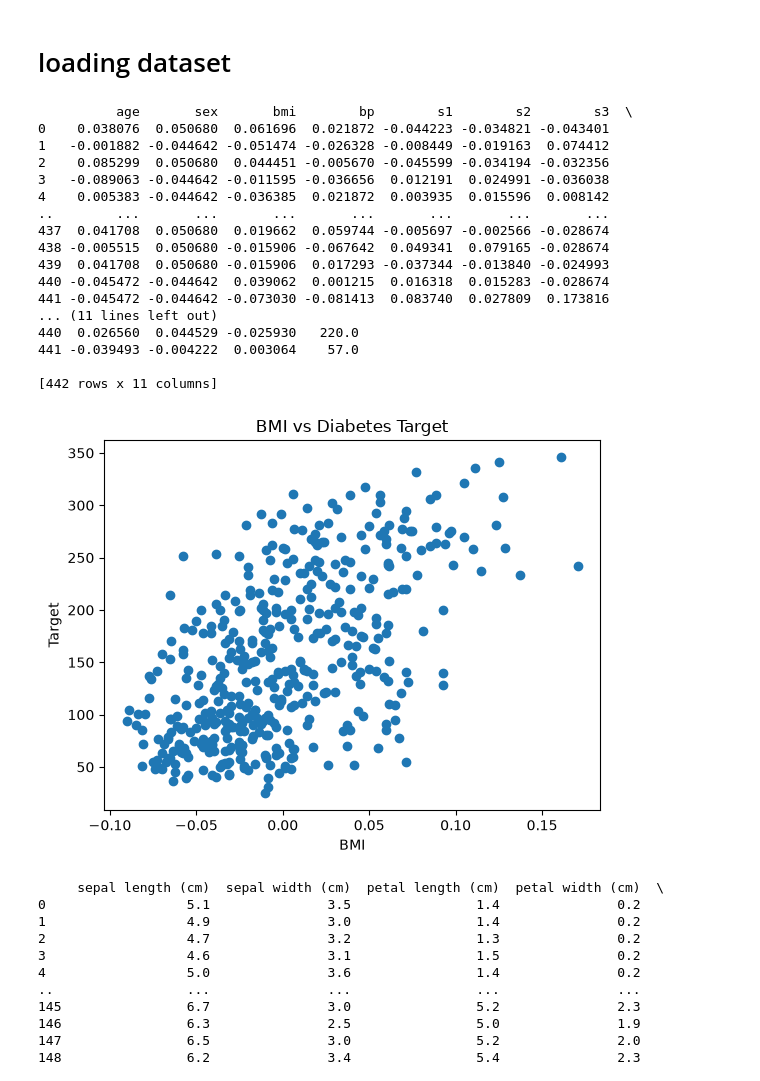
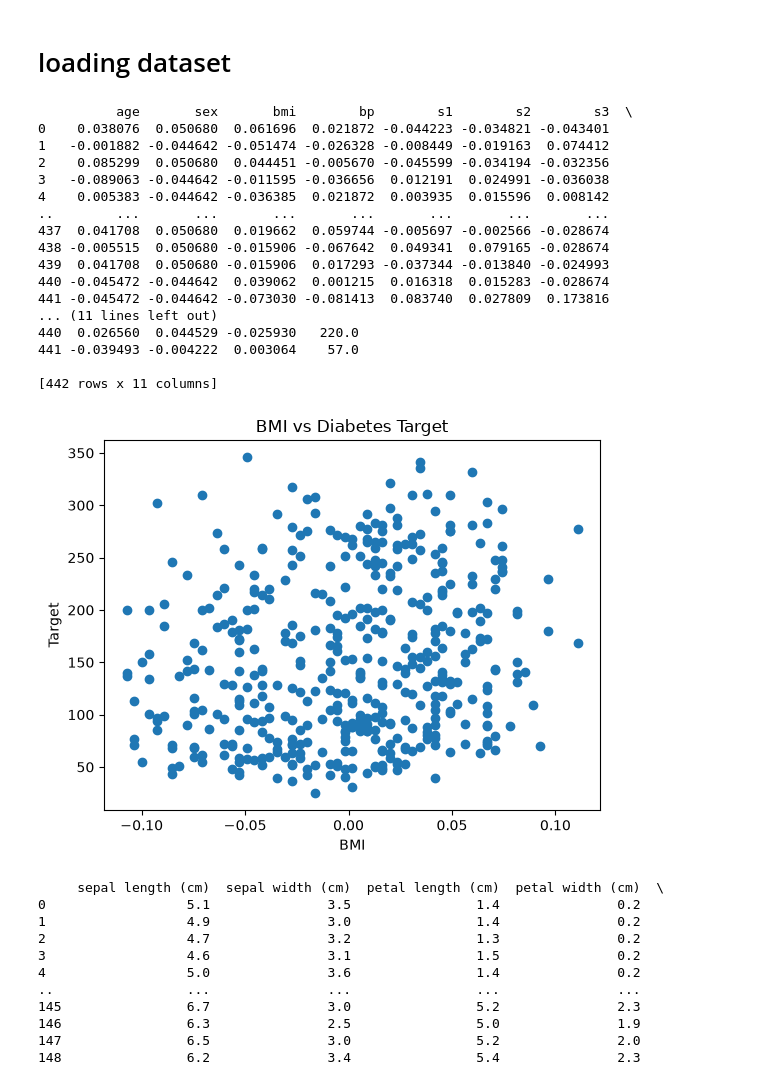
Before and after one commit to Kunal8954/Machine-Learning, a Jupyter notebook: dataset.ipynb, the cells around one changed output. Drawn from its saved outputs; the diff is of its cells as text; code cells hidden in the pictures.

```diff
--- a/dataset.ipynb
+++ b/dataset.ipynb
@@ -9,35 +9,35 @@ data = load_diabetes()
 
 df = pd.DataFrame(data.data, columns=data.feature_names)
 df["target"] = data.target
 
 print(df)
 
-plt.scatter(df["bmi"], df["target"])
+plt.scatter(df["age"], df["target"])
 
 plt.xlabel("BMI")
 plt.ylabel("Target")
 plt.title("BMI vs Diabetes Target")
 
 plt.show()
 # %% [output]
           age       sex       bmi        bp        s1        s2        s3  \
 0    0.038076  0.050680  0.061696  0.021872 -0.044223 -0.034821 -0.043401
 1   -0.001882 -0.044642 -0.051474 -0.026328 -0.008449 -0.019163  0.074412
 2    0.085299  0.050680  0.044451 -0.005670 -0.045599 -0.034194 -0.032356
 3   -0.089063 -0.044642 -0.011595 -0.036656  0.012191  0.024991 -0.036038
 4    0.005383 -0.044642 -0.036385  0.021872  0.003935  0.015596  0.008142
 ..        ...       ...       ...       ...       ...       ...       ...
 437  0.041708  0.050680  0.019662  0.059744 -0.005697 -0.002566 -0.028674
 438 -0.005515  0.050680 -0.015906 -0.067642  0.049341  0.079165 -0.028674
 439  0.041708  0.050680 -0.015906  0.017293 -0.037344 -0.013840 -0.024993
 440 -0.045472 -0.044642  0.039062  0.001215  0.016318  0.015283 -0.028674
 441 -0.045472 -0.044642 -0.073030 -0.081413  0.083740  0.027809  0.173816
 ... (11 lines left out)
 440  0.026560  0.044529 -0.025930   220.0
 441 -0.039493 -0.004222  0.003064    57.0
 
 [442 rows x 11 columns]
-[figure, old version]
+[figure, new version]
 # %%
 data = load_iris()
 
```
